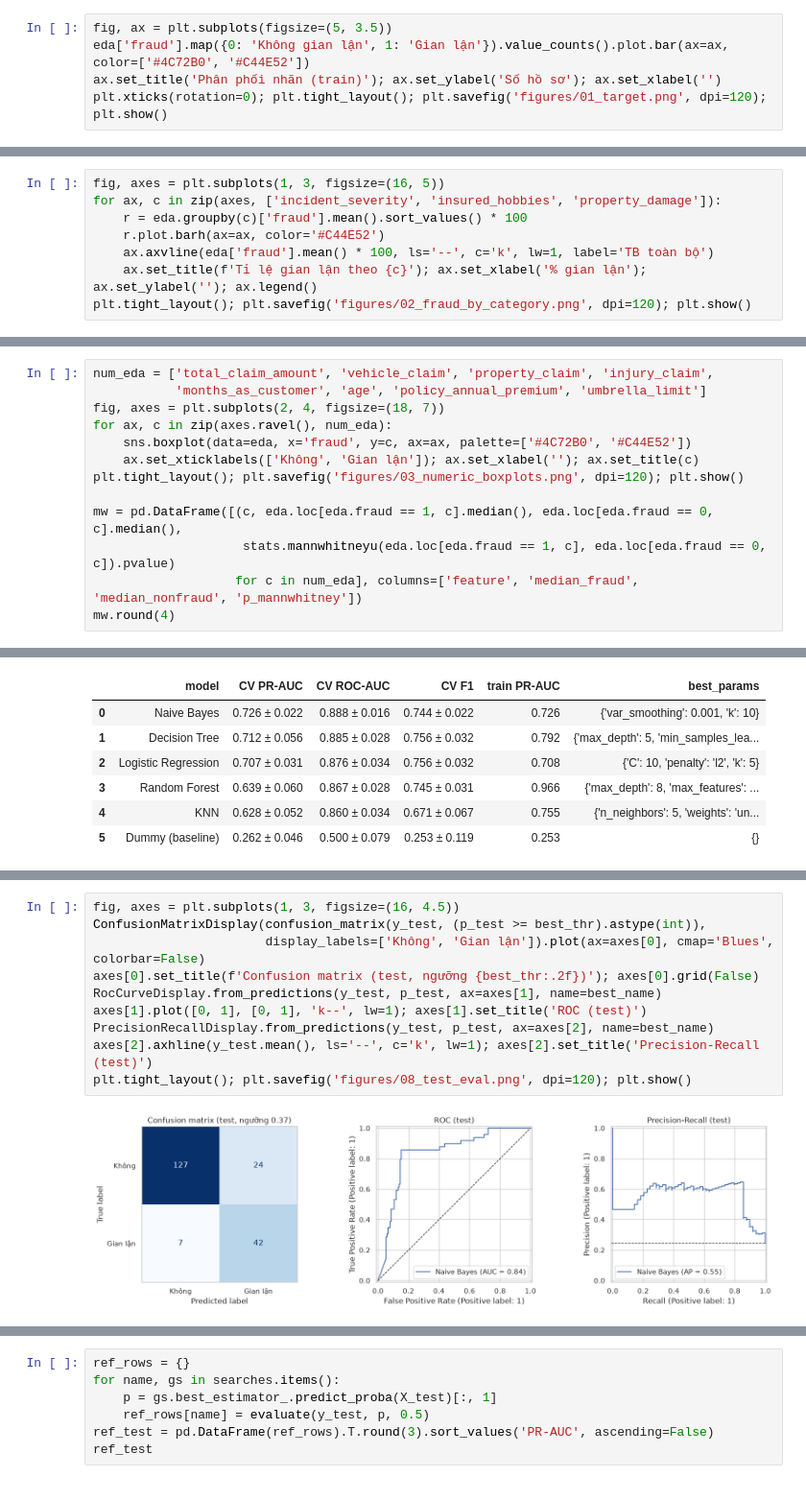
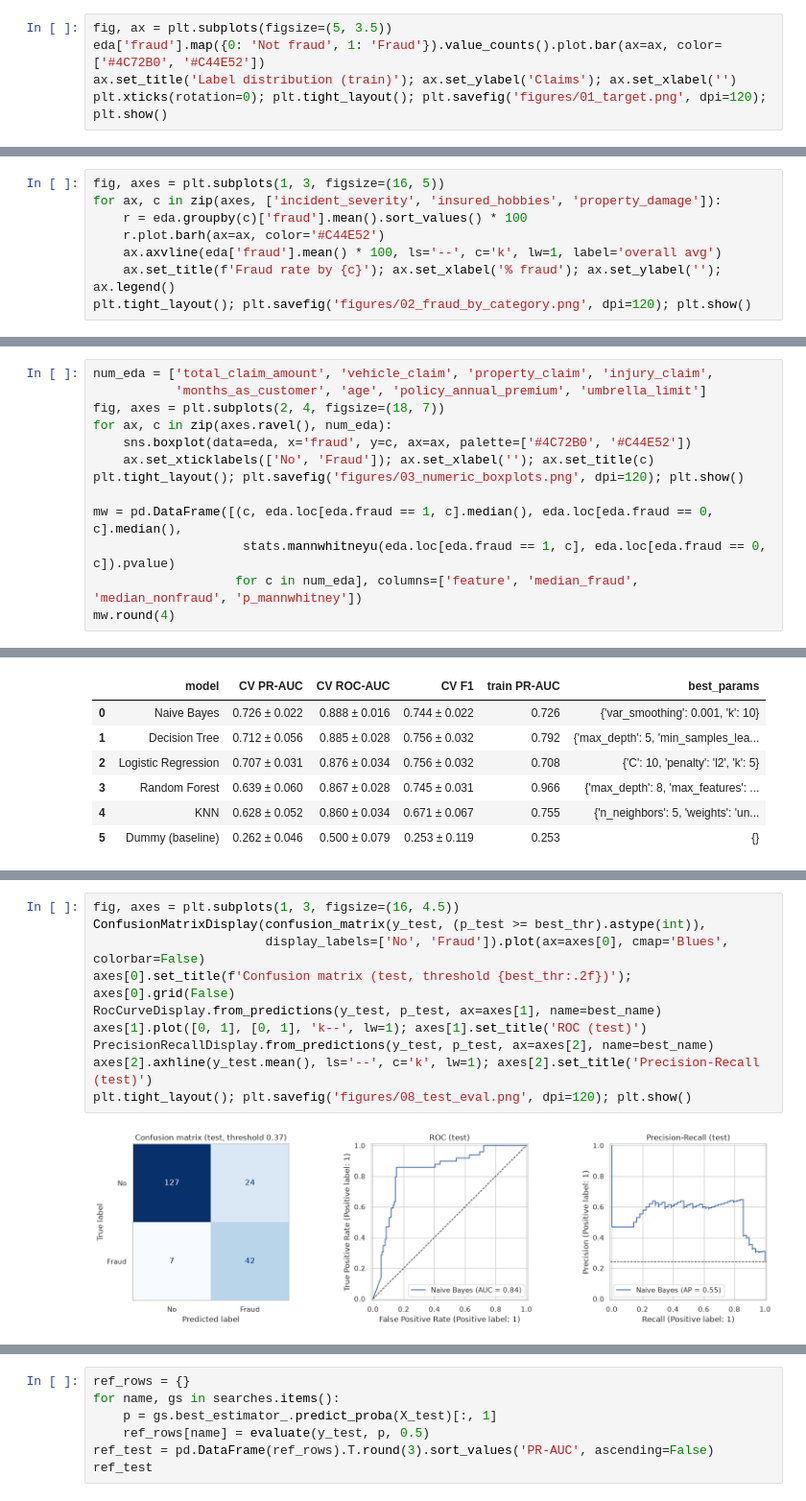
Before and after one commit to Eliza516/Insurance-Anti-Fraud-Detection, a Jupyter notebook: analysis/analysis.ipynb, the cells around one changed output, grey strips where cells are left out. Shown at 96% size. Cells and saved outputs as stored; diff of their text form.

```diff
--- a/analysis/analysis.ipynb
+++ b/analysis/analysis.ipynb
@@ -175,6 +174,6 @@ eda = X_train_raw.assign(fraud=y_train.values)
 # %%
 fig, ax = plt.subplots(figsize=(5, 3.5))
-eda['fraud'].map({0: 'Không gian lận', 1: 'Gian lận'}).value_counts().plot.bar(ax=ax, color=['#4C72B0', '#C44E52'])
-ax.set_title('Phân phối nhãn (train)'); ax.set_ylabel('Số hồ sơ'); ax.set_xlabel('')
+eda['fraud'].map({0: 'Not fraud', 1: 'Fraud'}).value_counts().plot.bar(ax=ax, color=['#4C72B0', '#C44E52'])
+ax.set_title('Label distribution (train)'); ax.set_ylabel('Claims'); ax.set_xlabel('')
 plt.xticks(rotation=0); plt.tight_layout(); plt.savefig('figures/01_target.png', dpi=120); plt.show()
 # %% [output]
@@ -214,7 +213,7 @@ fig, axes = plt.subplots(1, 3, figsize=(16, 5))
 for ax, c in zip(axes, ['incident_severity', 'insured_hobbies', 'property_damage']):
     r = eda.groupby(c)['fraud'].mean().sort_values() * 100
     r.plot.barh(ax=ax, color='#C44E52')
-    ax.axvline(eda['fraud'].mean() * 100, ls='--', c='k', lw=1, label='TB toàn bộ')
-    ax.set_title(f'Tỉ lệ gian lận theo {c}'); ax.set_xlabel('% gian lận'); ax.set_ylabel(''); ax.legend()
+    ax.axvline(eda['fraud'].mean() * 100, ls='--', c='k', lw=1, label='overall avg')
+    ax.set_title(f'Fraud rate by {c}'); ax.set_xlabel('% fraud'); ax.set_ylabel(''); ax.legend()
 plt.tight_layout(); plt.savefig('figures/02_fraud_by_category.png', dpi=120); plt.show()
 # %% [output]
@@ -247,7 +245,7 @@ num_eda = ['total_claim_amount', 'vehicle_claim', 'property_claim', 'injury_clai
 fig, axes = plt.subplots(2, 4, figsize=(18, 7))
 for ax, c in zip(axes.ravel(), num_eda):
     sns.boxplot(data=eda, x='fraud', y=c, ax=ax, palette=['#4C72B0', '#C44E52'])
-    ax.set_xticklabels(['Không', 'Gian lận']); ax.set_xlabel(''); ax.set_title(c)
+    ax.set_xticklabels(['No', 'Fraud']); ax.set_xlabel(''); ax.set_title(c)
 plt.tight_layout(); plt.savefig('figures/03_numeric_boxplots.png', dpi=120); plt.show()
 
 mw = pd.DataFrame([(c, eda.loc[eda.fraud == 1, c].median(), eda.loc[eda.fraud == 0, c].median(),
@@ -499,13 +496,13 @@ Không gian lận       0.95      0.84      0.89       151
 # %%
 fig, axes = plt.subplots(1, 3, figsize=(16, 4.5))
 ConfusionMatrixDisplay(confusion_matrix(y_test, (p_test >= best_thr).astype(int)),
-                       display_labels=['Không', 'Gian lận']).plot(ax=axes[0], cmap='Blues', colorbar=False)
-axes[0].set_title(f'Confusion matrix (test, ngưỡng {best_thr:.2f})'); axes[0].grid(False)
+                       display_labels=['No', 'Fraud']).plot(ax=axes[0], cmap='Blues', colorbar=False)
+axes[0].set_title(f'Confusion matrix (test, threshold {best_thr:.2f})'); axes[0].grid(False)
 RocCurveDisplay.from_predictions(y_test, p_test, ax=axes[1], name=best_name)
 axes[1].plot([0, 1], [0, 1], 'k--', lw=1); axes[1].set_title('ROC (test)')
 PrecisionRecallDisplay.from_predictions(y_test, p_test, ax=axes[2], name=best_name)
 axes[2].axhline(y_test.mean(), ls='--', c='k', lw=1); axes[2].set_title('Precision-Recall (test)')
 plt.tight_layout(); plt.savefig('figures/08_test_eval.png', dpi=120); plt.show()
 # %% [output]
-[figure, old version]
+[figure, new version]
 # %% [markdown]
```
Also changed, not shown: parts of 62 cells of this notebook, 13 other files.
